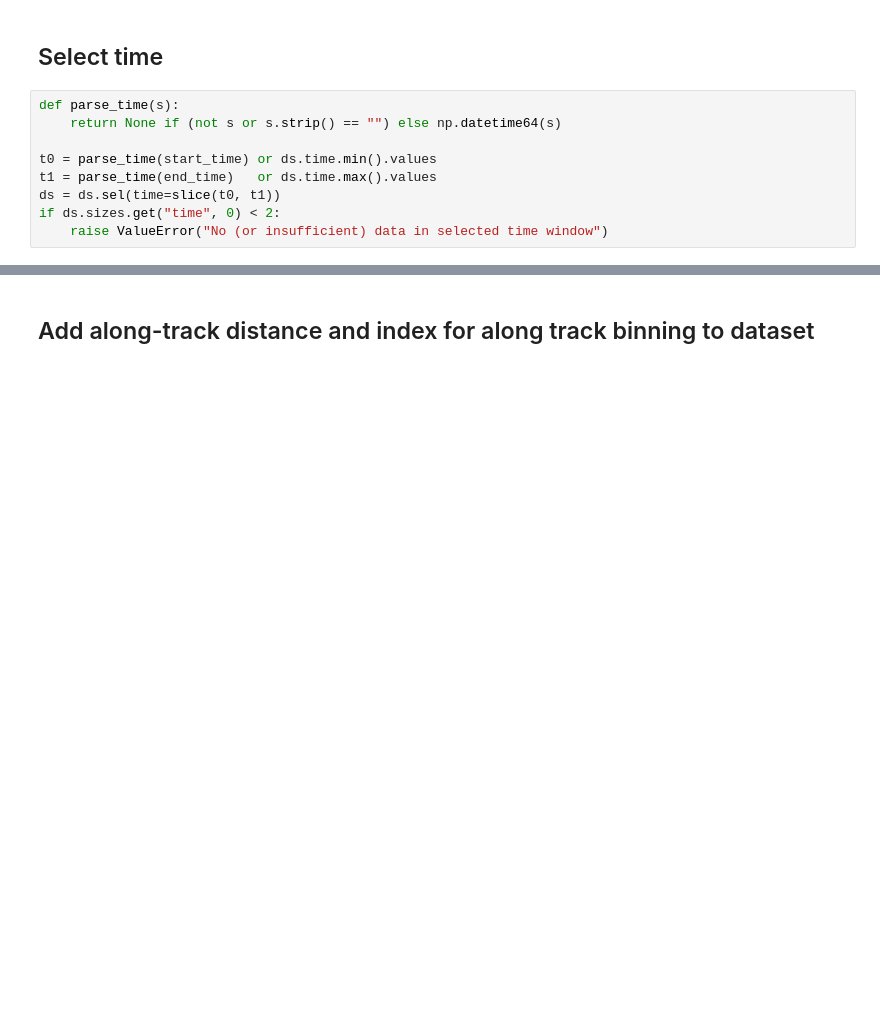
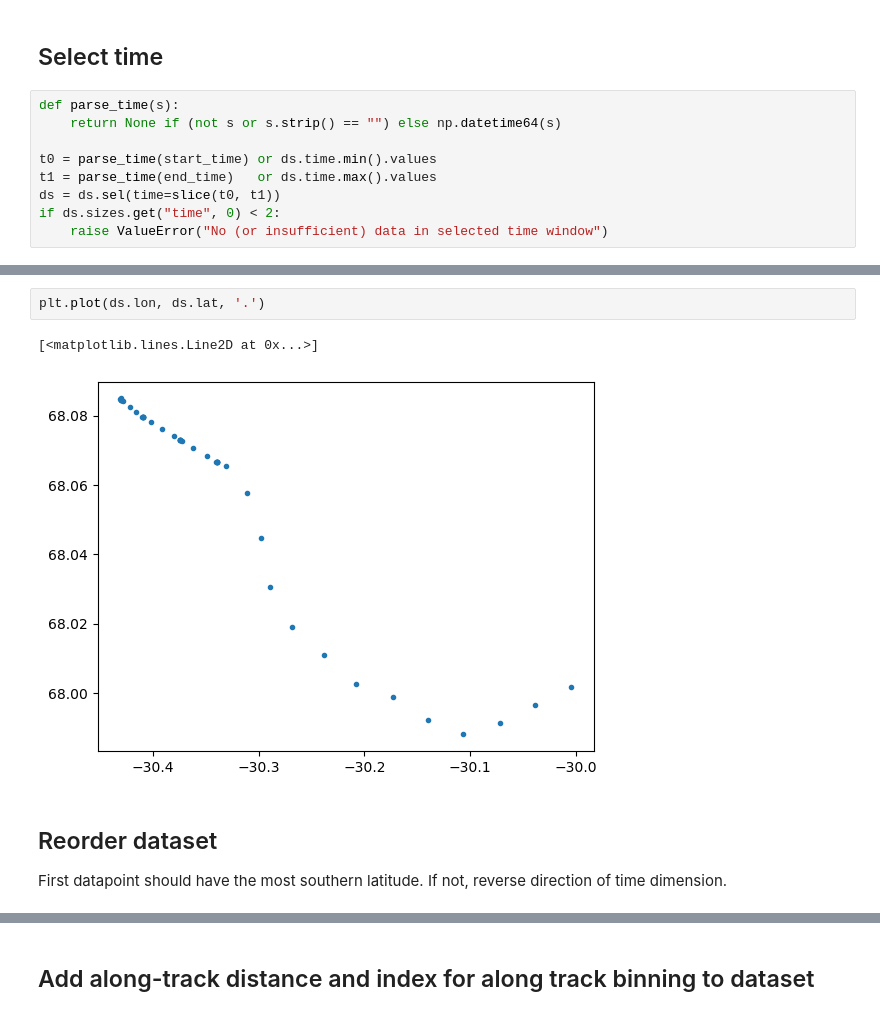
Before and after one commit to jenniferagraham/SD063_Oceanography, a Jupyter notebook: VMADCP/VMADCP_plots.ipynb, the cells around one changed output, grey strips where cells are left out. Saved outputs shown, nothing was run; the diff lists cells and outputs as text; blank space fills up the shorter version.

```diff
--- a/VMADCP/VMADCP_plots.ipynb
+++ b/VMADCP/VMADCP_plots.ipynb
@@ -151,0 +137,10 @@ if ds.sizes.get("time", 0) < 2:
+# %%
+plt.plot(ds.lon, ds.lat, '.')
+# %% [output]
+[<matplotlib.lines.Line2D at 0x...>]
+[figure, added]
+# %% [markdown]
+## Reorder dataset
+
+First datapoint should have the most southern latitude.
+If not, reverse direction of time dimension.
```
Also changed, not shown: parts of 48 cells of this notebook.
